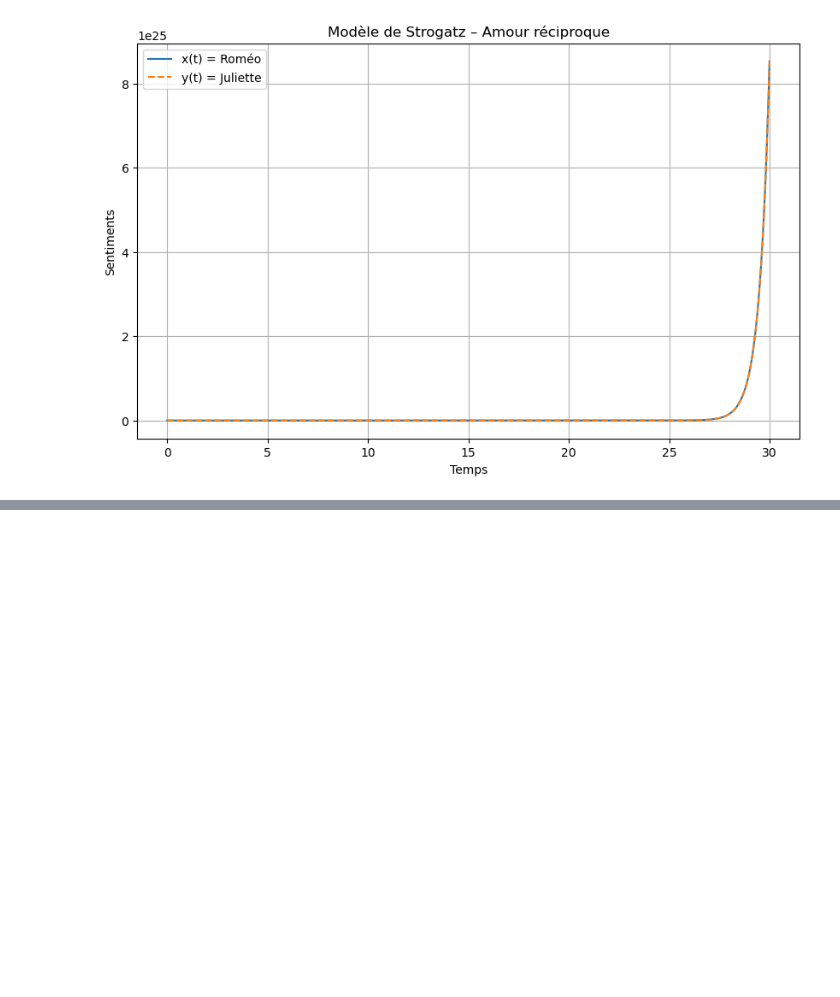
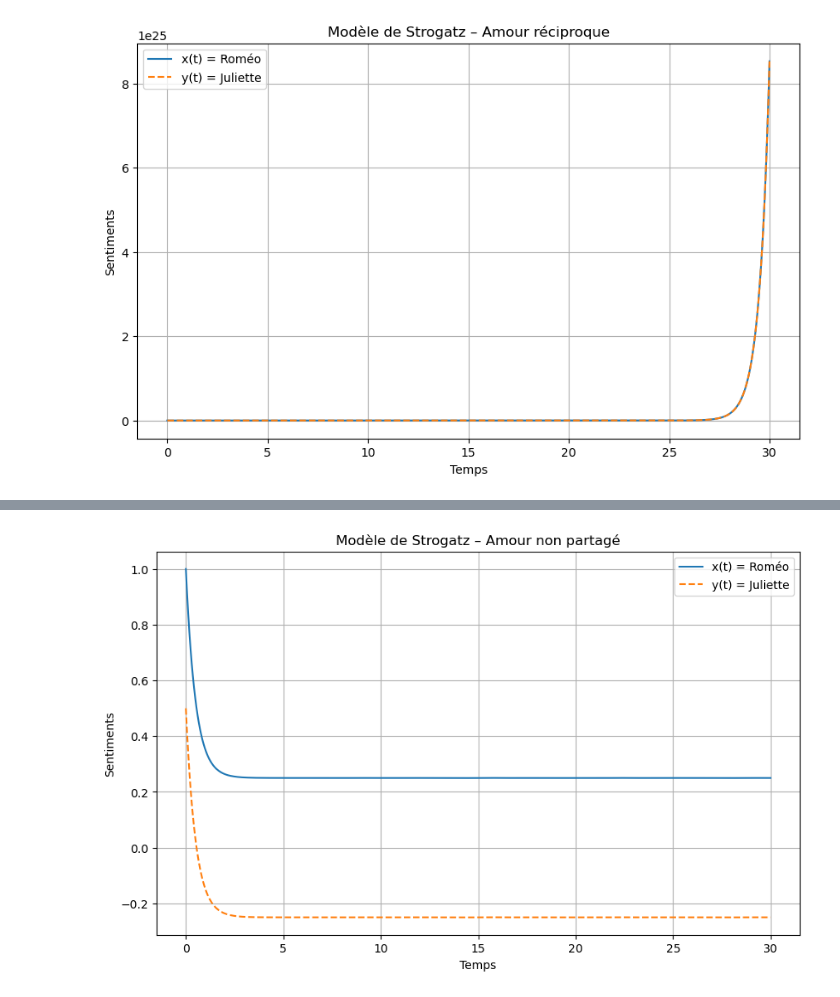
Before and after one commit to leaponsi/Psycho-Affective_Stability, a Jupyter notebook: mathmodelingproject.ipynb, the cells around one changed output, grey strips where cells are left out. Cells and saved outputs as stored; diff of their text form; code cells hidden in the pictures; blank space fills up the shorter version.

```diff
--- a/mathmodelingproject.ipynb
+++ b/mathmodelingproject.ipynb
@@ -174,0 +209,37 @@ plt.show()
+# %%
+# --- Paramètres du modèle (Amour non partagé²) ---
+a = -1   # Roméo influencé par ses propres émotions
+b = -1   # Roméo influencé par Juliette
+c = -1   # Juliette influencée par Roméo
+d = -1   # Juliette influencée par elle-même
+
+# --- Système d’équations différentielles ---
+def strogatz_model(t, Y):
+    x, y = Y   # x = Roméo, y = Juliette
+    dxdt = a * x + b * y
+    dydt = c * x + d * y
+    return [dxdt, dydt]
+
+# --- Conditions initiales ---
+x0, y0 = 1.0, 0.5
+Y0 = [x0, y0]
+
+# --- Intervalle de temps ---
+t_span = (0, 30)
+t_eval = np.linspace(t_span[0], t_span[1], 500)
+
+# --- Résolution numérique ---
+sol = solve_ivp(strogatz_model, t_span, Y0, t_eval=t_eval)
+
+# --- Tracés ---
+plt.figure(figsize=(10,6))
+plt.plot(sol.t, sol.y[0], label="x(t) = Roméo")
+plt.plot(sol.t, sol.y[1], '--', label="y(t) = Juliette")
+plt.xlabel('Temps')
+plt.ylabel('Sentiments')
+plt.title('Modèle de Strogatz – Amour non partagé')
+plt.legend()
+plt.grid(True)
+plt.show()
+# %% [output]
+[figure, added]
```
Also changed, not shown: parts of 1 cell of this notebook.
